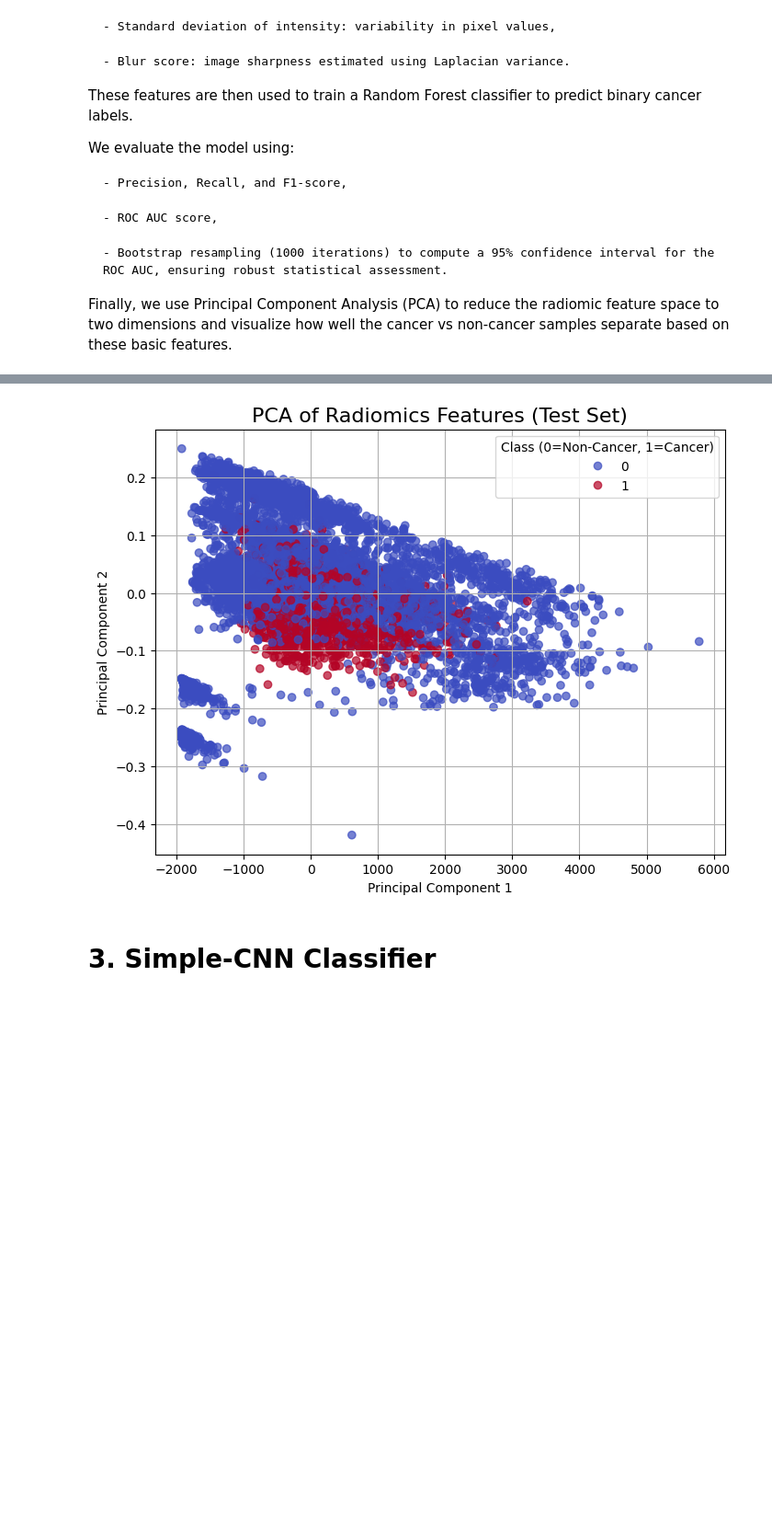
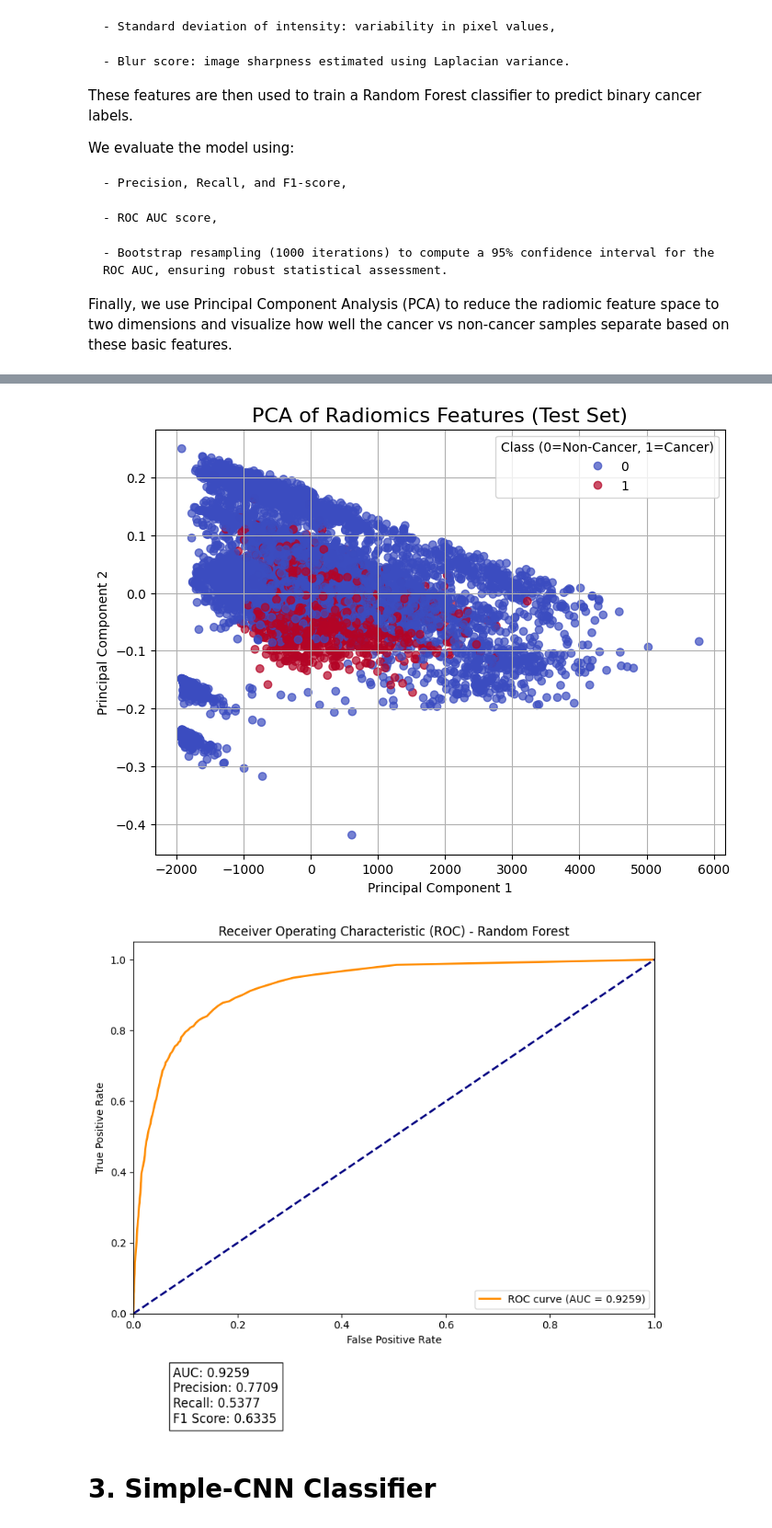
Before and after one commit to KristoferLintonReid/DeepLearningMedicalImageTutorial2025, a Jupyter notebook: Building_Models.ipynb, the cells around one changed output, grey strips where cells are left out. Shown at 92% size. Saved outputs shown, nothing was run; the diff lists cells and outputs as text; code cells hidden in the pictures; blank space fills up the shorter version.

```diff
--- a/Building_Models.ipynb
+++ b/Building_Models.ipynb
@@ -153,9 +144,7 @@ Finally, we use Principal Component Analysis (PCA) to reduce the radiomic featur
 # ========================================
 # 3. Radiomics + Random Forest (Enhanced)
 # ========================================
-from sklearn.metrics import precision_score, recall_score, f1_score
-from sklearn.decomposition import PCA
-from sklearn.utils import resample
+
 
 # Feature extraction
 def extract_basic_features(imgs):
@@ -181,14 +170,17 @@ rf.fit(X_train, y_train)
 rf_preds = rf.predict(X_test)
 rf_probs = rf.predict_proba(X_test)[:,1]
 
-
 # Evaluation Metrics
 print("\n Random Forest Results (Radiomics Features):")
 print(classification_report(y_test, rf_preds, digits=4))
-print(f"ROC AUC: {roc_auc_score(y_test, rf_probs):.4f}")
-print(f"Precision: {precision_score(y_test, rf_preds):.4f}")
-print(f"Recall: {recall_score(y_test, rf_preds):.4f}")
-print(f"F1 Score: {f1_score(y_test, rf_preds):.4f}")
+roc_auc = roc_auc_score(y_test, rf_probs)
+precision = precision_score(y_test, rf_preds)
+recall = recall_score(y_test, rf_preds)
+f1 = f1_score(y_test, rf_preds)
+print(f"ROC AUC: {roc_auc:.4f}")
+print(f"Precision: {precision:.4f}")
+print(f"Recall: {recall:.4f}")
+print(f"F1 Score: {f1:.4f}")
 
 # Bootstrap Confidence Intervals (95%)
 n_iterations = 1000
@@ -208,33 +200,61 @@ print(f"ROC AUC 95% CI: [{ci_lower:.4f}, {ci_upper:.4f}]")
 # PCA Visualization
 # ========================================
 pca = PCA(n_components=2)
 X_test_pca = pca.fit_transform(X_test)
 
 plt.figure(figsize=(8,6))
 scatter = plt.scatter(X_test_pca[:,0], X_test_pca[:,1], c=y_test, cmap='coolwarm', alpha=0.7)
 plt.title('PCA of Radiomics Features (Test Set)', fontsize=16)
 plt.xlabel('Principal Component 1')
 plt.ylabel('Principal Component 2')
 plt.legend(*scatter.legend_elements(), title="Class (0=Non-Cancer, 1=Cancer)")
 plt.grid(True)
 plt.show()
+
+# ========================================
+# ROC Curve with Metrics Textbox
+# ========================================
+fpr, tpr, _ = roc_curve(y_test, rf_probs)
+
+plt.figure(figsize=(8, 6))
+plt.plot(fpr, tpr, color='darkorange', lw=2, label=f'ROC curve (AUC = {roc_auc:.4f})')
+plt.plot([0, 1], [0, 1], color='navy', lw=2, linestyle='--')
+plt.xlim([0.0, 1.0])
+plt.ylim([0.0, 1.05])
+plt.xlabel('False Positive Rate')
+plt.ylabel('True Positive Rate')
+plt.title('Receiver Operating Characteristic (ROC) - Random Forest')
+plt.legend(loc='lower right')
+
+# Add metrics as a textbox
+metrics_text = (
+    f"AUC: {roc_auc:.4f}\n"
+    f"Precision: {precision:.4f}\n"
+    f"Recall: {recall:.4f}\n"
+    f"F1 Score: {f1:.4f}"
+)
+plt.gcf().text(0.15, -0.15, metrics_text, fontsize=12, bbox=dict(facecolor='white', alpha=0.8), ha='left')
+
+plt.tight_layout()
+plt.show()
 # %% [output]
  Random Forest Results (Radiomics Features):
               precision    recall  f1-score   support
 
            0     0.9098    0.9669    0.9375      5947
            1     0.7709    0.5377    0.6335      1233
 
     accuracy                         0.8932      7180
    macro avg     0.8404    0.7523    0.7855      7180
 weighted avg     0.8860    0.8932    0.8853      7180
 
 ROC AUC: 0.9259
 Precision: 0.7709
 Recall: 0.5377
 F1 Score: 0.6335
 ROC AUC 95% CI: [0.9175, 0.9335]
 [figure]
+[figure, added]
 # %% [markdown]
 # 3. Simple-CNN Classifier
 # %%
```
Also changed, not shown: parts of 15 cells of this notebook.
